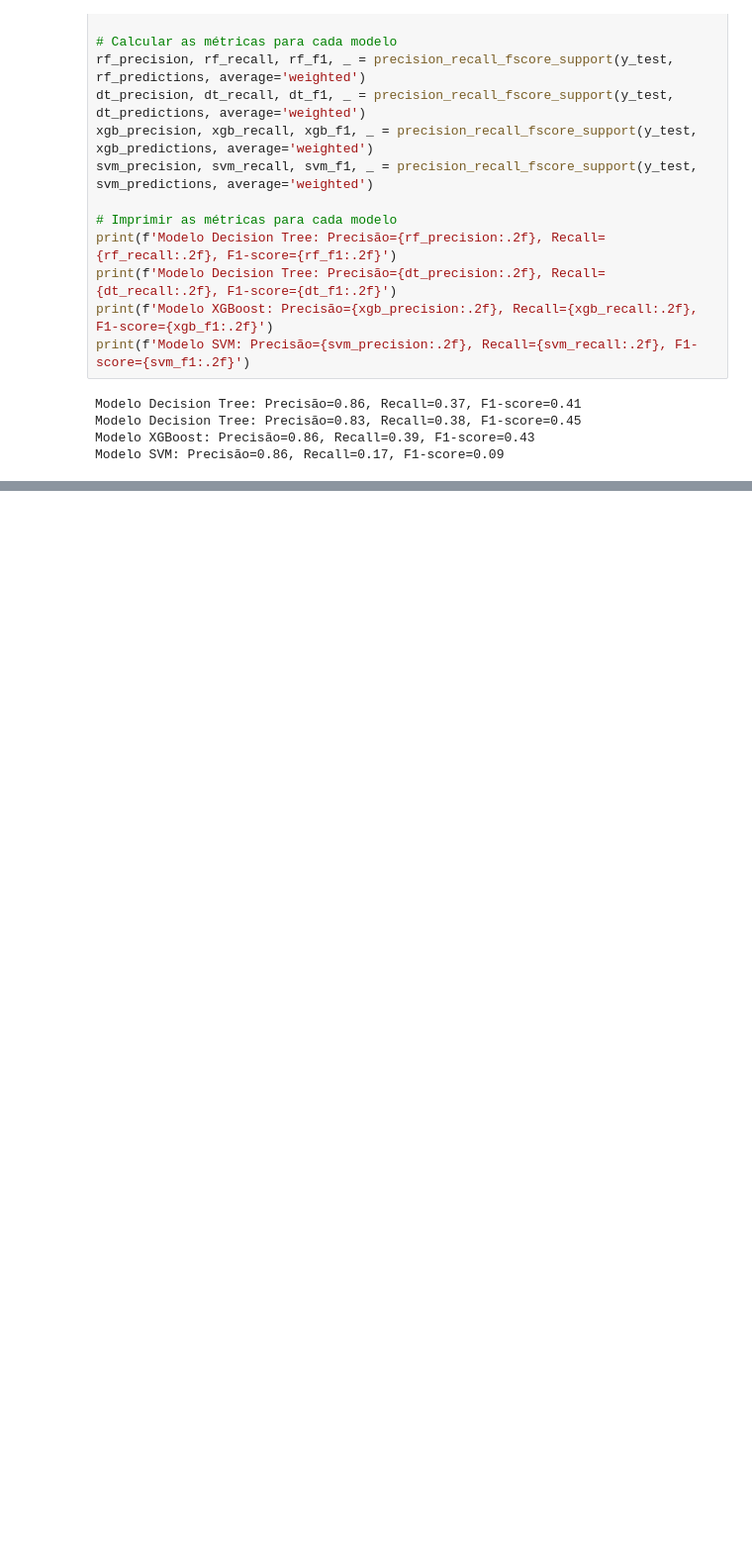
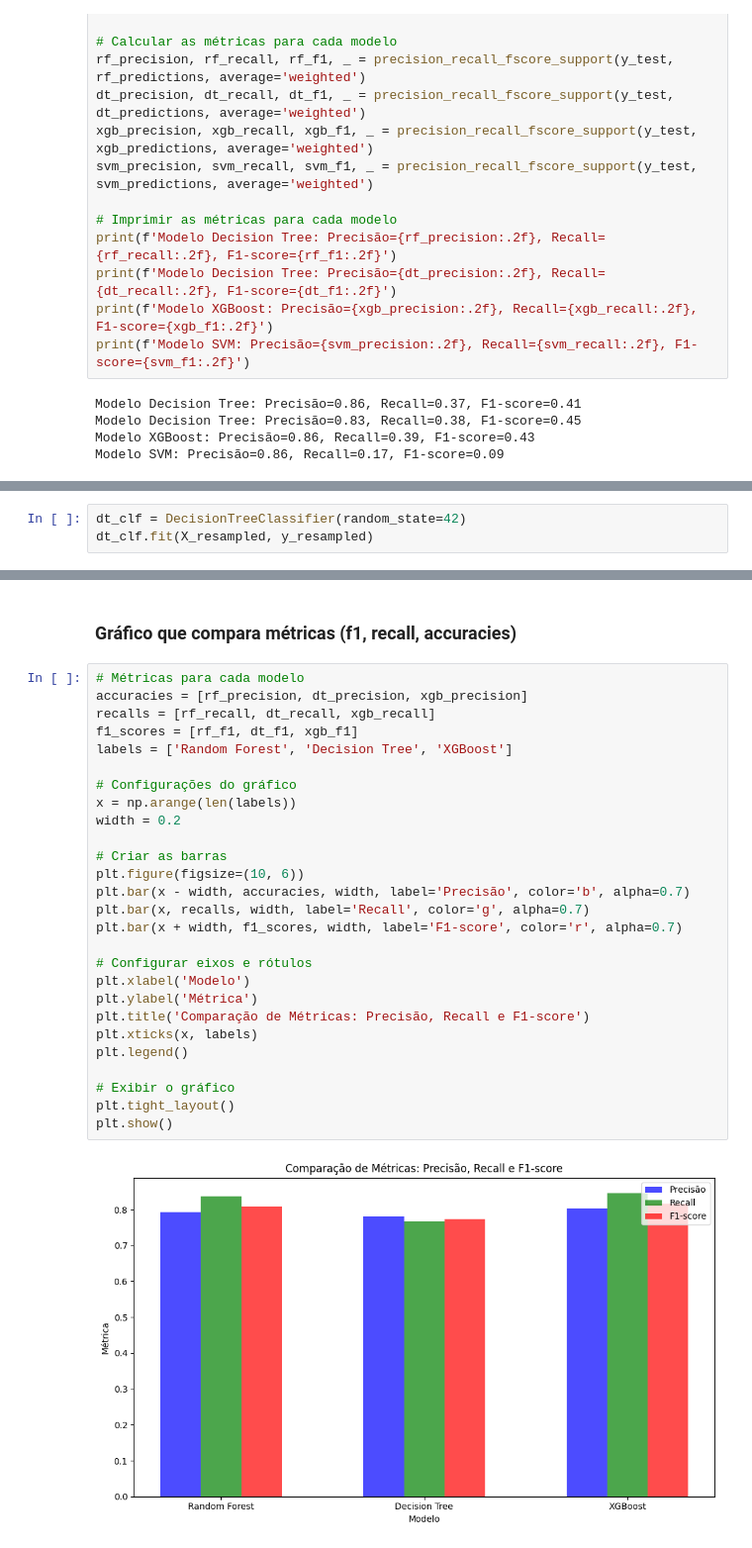
Before and after one commit to Thequing/Diabetes-analysis, a Jupyter notebook: Diabetes.ipynb, the cells around one changed output, grey strips where cells are left out. Shown at 99% size. Drawn from its saved outputs; the diff is of its cells as text; blank space fills up the shorter version.

```diff
--- a/Diabetes.ipynb
+++ b/Diabetes.ipynb
@@ -147,0 +232,3 @@ plt.show()
+# %%
+dt_clf = DecisionTreeClassifier(random_state=42)
+dt_clf.fit(X_resampled, y_resampled)
@@ -147,0 +342,31 @@ plt.show()
+# %% [markdown]
+### Gráfico que compara métricas (f1, recall, accuracies)
+# %%
+# Métricas para cada modelo
+accuracies = [rf_precision, dt_precision, xgb_precision]
+recalls = [rf_recall, dt_recall, xgb_recall]
+f1_scores = [rf_f1, dt_f1, xgb_f1]
+labels = ['Random Forest', 'Decision Tree', 'XGBoost']
+
+# Configurações do gráfico
+x = np.arange(len(labels))
+width = 0.2
+
+# Criar as barras
+plt.figure(figsize=(10, 6))
+plt.bar(x - width, accuracies, width, label='Precisão', color='b', alpha=0.7)
+plt.bar(x, recalls, width, label='Recall', color='g', alpha=0.7)
+plt.bar(x + width, f1_scores, width, label='F1-score', color='r', alpha=0.7)
+
+# Configurar eixos e rótulos
+plt.xlabel('Modelo')
+plt.ylabel('Métrica')
+plt.title('Comparação de Métricas: Precisão, Recall e F1-score')
+plt.xticks(x, labels)
+plt.legend()
+
+# Exibir o gráfico
+plt.tight_layout()
+plt.show()
+# %% [output]
+[figure, added]
```
Also changed, not shown: parts of 47 cells of this notebook.
